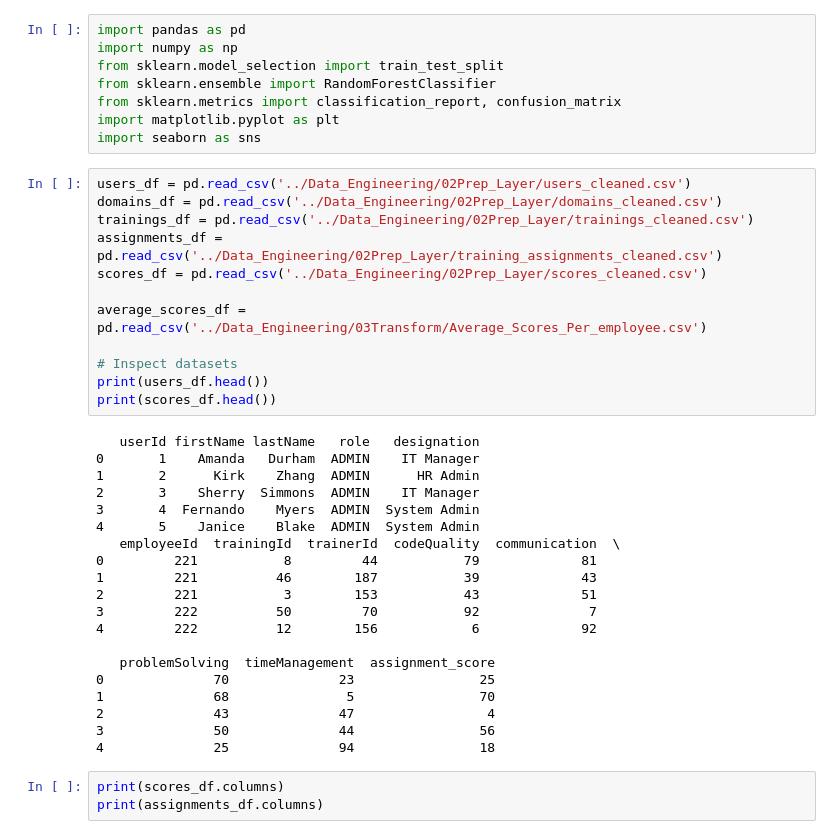
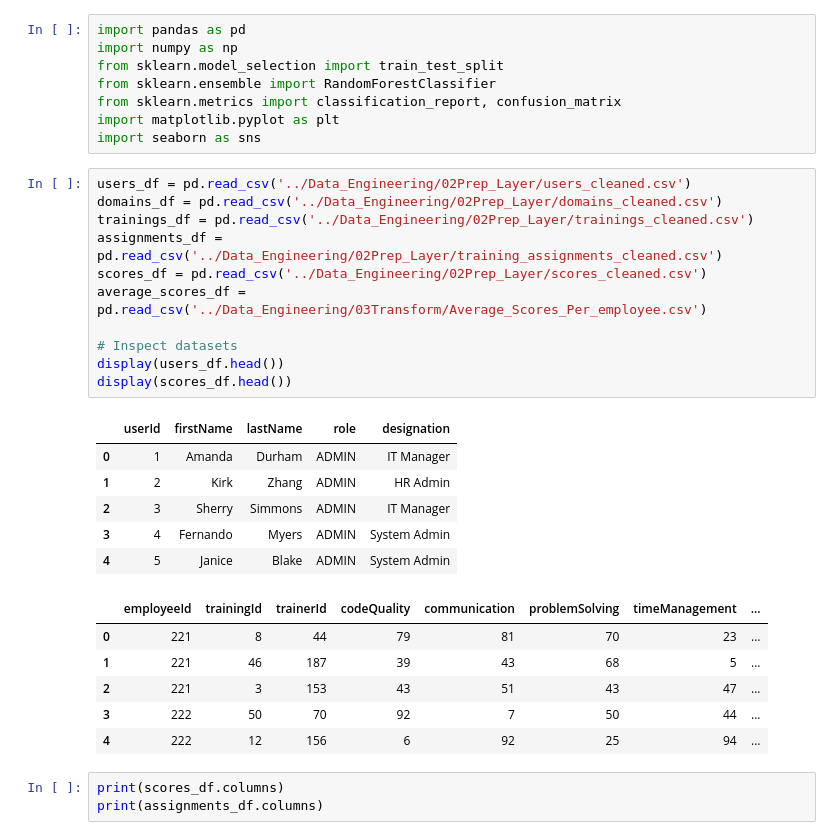
Before and after one commit to vaibhavJman/final-project, a Jupyter notebook: Data_Science/Model_training.ipynb, the cells around one changed output. Cells and saved outputs as stored; diff of their text form.

```diff
--- a/Data_Science/Model_training.ipynb
+++ b/Data_Science/Model_training.ipynb
@@ -9,35 +9,27 @@ import seaborn as sns
 # %%
 users_df = pd.read_csv('../Data_Engineering/02Prep_Layer/users_cleaned.csv')
 domains_df = pd.read_csv('../Data_Engineering/02Prep_Layer/domains_cleaned.csv')
 trainings_df = pd.read_csv('../Data_Engineering/02Prep_Layer/trainings_cleaned.csv')
 assignments_df = pd.read_csv('../Data_Engineering/02Prep_Layer/training_assignments_cleaned.csv')
 scores_df = pd.read_csv('../Data_Engineering/02Prep_Layer/scores_cleaned.csv')
-
 average_scores_df = pd.read_csv('../Data_Engineering/03Transform/Average_Scores_Per_employee.csv')
 
 # Inspect datasets
-print(users_df.head())
-print(scores_df.head())
+display(users_df.head())
+display(scores_df.head())
 # %% [output]
-   userId firstName lastName   role   designation
-0       1    Amanda   Durham  ADMIN    IT Manager
-1       2      Kirk    Zhang  ADMIN      HR Admin
-2       3    Sherry  Simmons  ADMIN    IT Manager
-3       4  Fernando    Myers  ADMIN  System Admin
-4       5    Janice    Blake  ADMIN  System Admin
-   employeeId  trainingId  trainerId  codeQuality  communication  \
-0         221           8         44           79             81
-1         221          46        187           39             43
-2         221           3        153           43             51
-3         222          50         70           92              7
-4         222          12        156            6             92
-
-   problemSolving  timeManagement  assignment_score
-0              70              23                25
-1              68               5                70
-2              43              47                 4
-3              50              44                56
-4              25              94                18
+|  | userId | firstName | lastName | role | designation |
+| 0 | 1 | Amanda | Durham | ADMIN | IT Manager |
+| 1 | 2 | Kirk | Zhang | ADMIN | HR Admin |
+| 2 | 3 | Sherry | Simmons | ADMIN | IT Manager |
+| 3 | 4 | Fernando | Myers | ADMIN | System Admin |
+| 4 | 5 | Janice | Blake | ADMIN | System Admin |
+|  | employeeId | trainingId | trainerId | codeQuality | communication | problemSolving | timeManagement | ... |
+| 0 | 221 | 8 | 44 | 79 | 81 | 70 | 23 | ... |
+| 1 | 221 | 46 | 187 | 39 | 43 | 68 | 5 | ... |
+| 2 | 221 | 3 | 153 | 43 | 51 | 43 | 47 | ... |
+| 3 | 222 | 50 | 70 | 92 | 7 | 50 | 44 | ... |
+| 4 | 222 | 12 | 156 | 6 | 92 | 25 | 94 | ... |
 # %%
 print(scores_df.columns)
 print(assignments_df.columns)
```
Also changed, not shown: parts of 6 cells of this notebook, 9 other files.
